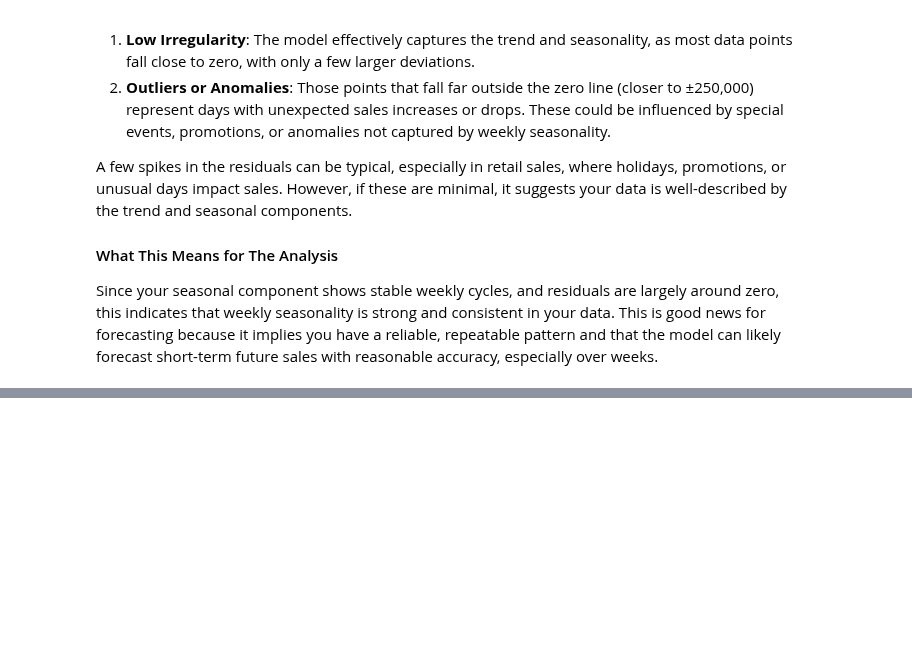
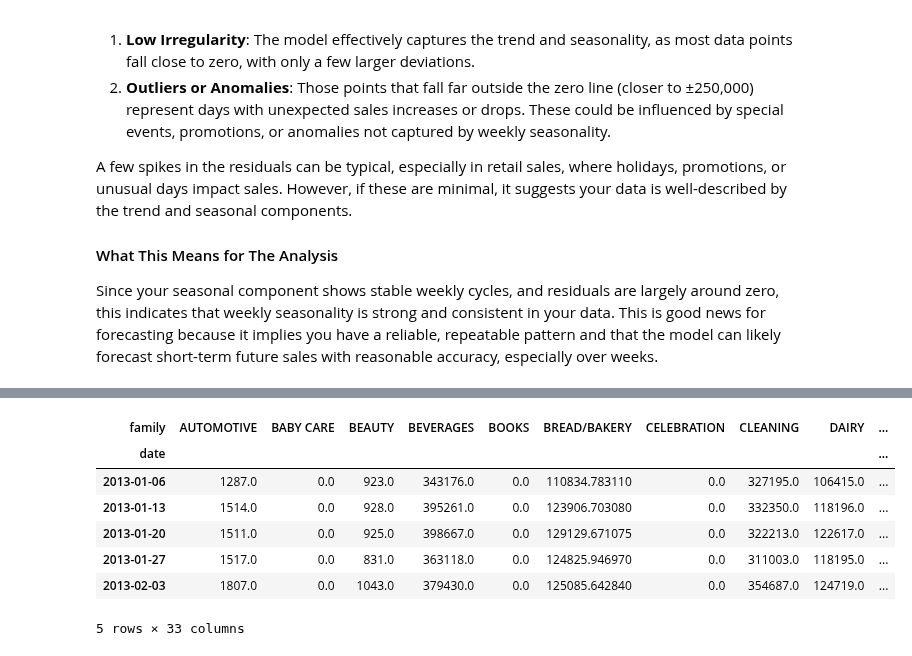
Before and after one commit to Darknight47/Data-Science-Project-01, a Jupyter notebook: ecuador_prediction.ipynb, the cells around one changed output, grey strips where cells are left out. Cells and saved outputs as stored; diff of their text form; code cells hidden in the pictures; blank space fills up the shorter version.

Commit message:
clustering product families

```diff
--- a/ecuador_prediction.ipynb
+++ b/ecuador_prediction.ipynb
@@ -187,0 +193,4 @@ This is good news for forecasting because it implies you have a reliable, repeat
+# %%
+# We need to prepare the data by aggregating sales for each product family over a time period.
+# Weekly aggregation
+dataset_weekly_productfamilies_aggregated = dataset.groupby(['family']).resample('W').sum()['sales'].reset_index()
@@ -187,0 +206,14 @@ This is good news for forecasting because it implies you have a reliable, repeat
+# %%
+# We need to pivot the aggregated data so that each product family has its own column, and the rows represent time periods.
+dataset_pivot = dataset_weekly_productfamilies_aggregated.pivot(index="date", columns='family', values='sales')
+# %%
+dataset_pivot.head()
+# %% [output]
+| family | AUTOMOTIVE | BABY CARE | BEAUTY | BEVERAGES | BOOKS | BREAD/BAKERY | CELEBRATION | CLEANING | DAIRY | ... |
+| date |  |  |  |  |  |  |  |  |  | ... |
+| 2013-01-06 | 1287.0 | 0.0 | 923.0 | 343176.0 | 0.0 | 110834.783110 | 0.0 | 327195.0 | 106415.0 | ... |
+| 2013-01-13 | 1514.0 | 0.0 | 928.0 | 395261.0 | 0.0 | 123906.703080 | 0.0 | 332350.0 | 118196.0 | ... |
+| 2013-01-20 | 1511.0 | 0.0 | 925.0 | 398667.0 | 0.0 | 129129.671075 | 0.0 | 322213.0 | 122617.0 | ... |
+| 2013-01-27 | 1517.0 | 0.0 | 831.0 | 363118.0 | 0.0 | 124825.946970 | 0.0 | 311003.0 | 118195.0 | ... |
+| 2013-02-03 | 1807.0 | 0.0 | 1043.0 | 379430.0 | 0.0 | 125085.642840 | 0.0 | 354687.0 | 124719.0 | ... |
+5 rows × 33 columns
```
Also changed, not shown: parts of 2 cells of this notebook.
